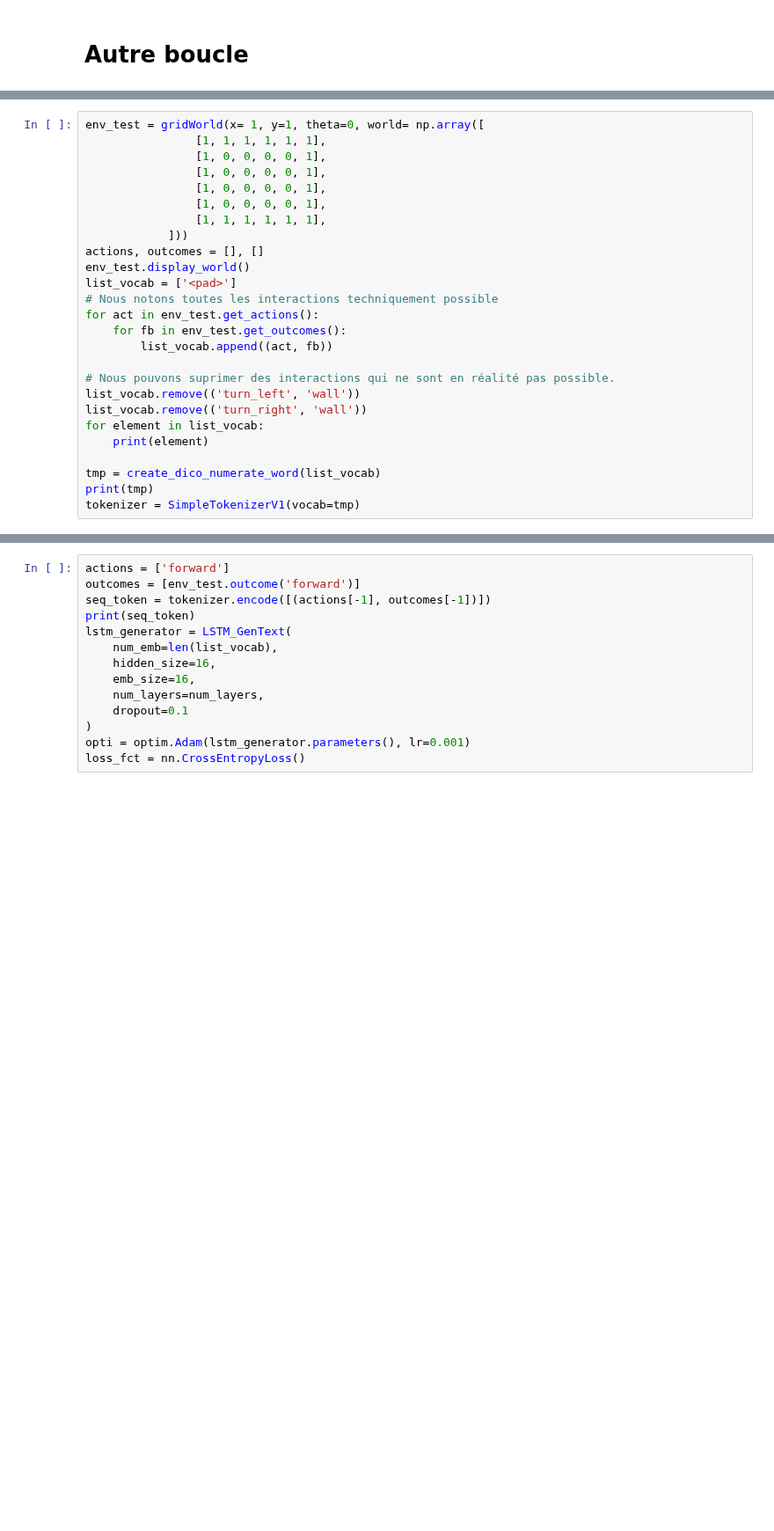
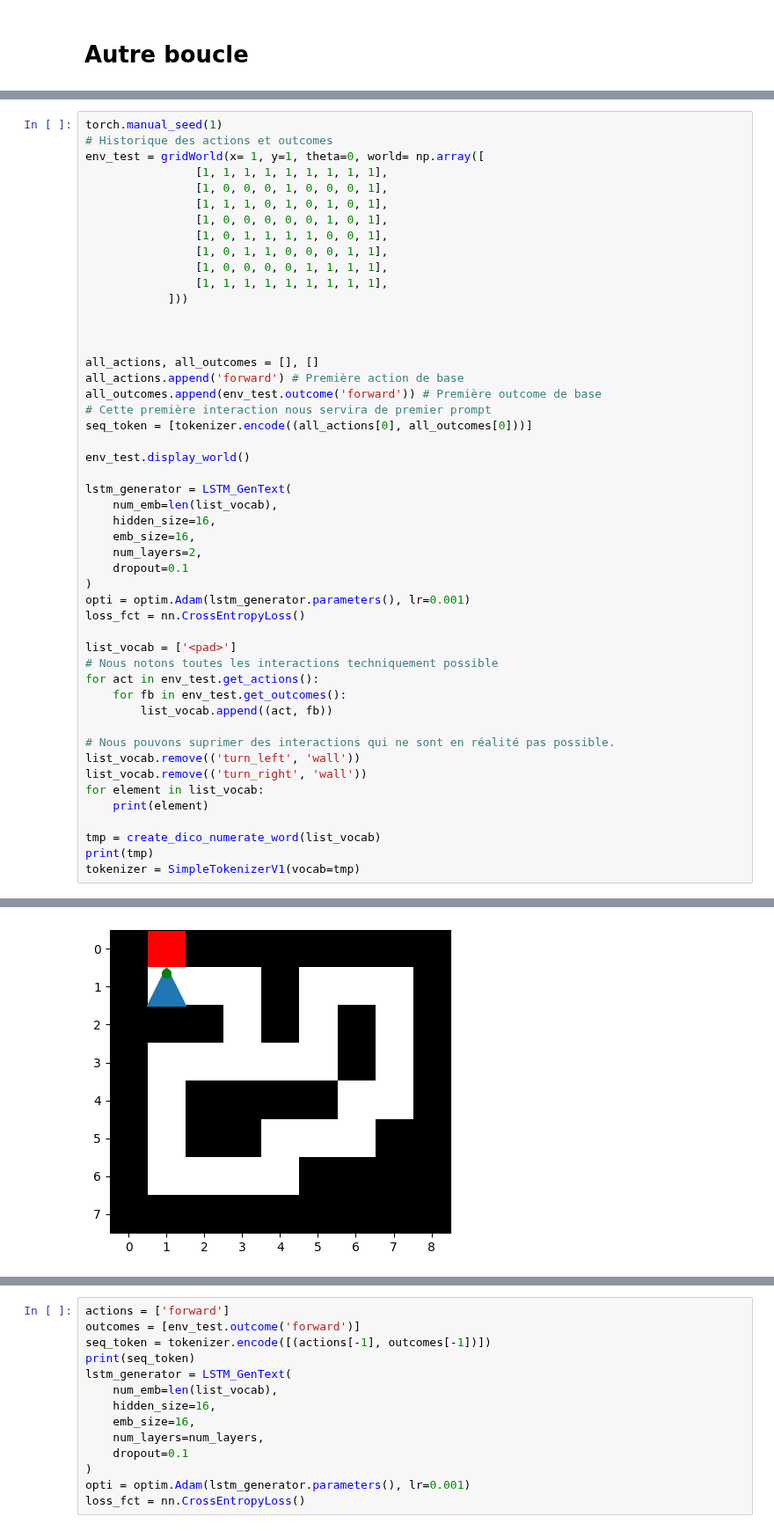
Before and after one commit to PEmarrel/Dpt_transformers, a Jupyter notebook: LSTMGen.ipynb, the cells around one changed output, grey strips where cells are left out. Shown at 88% size. Cells and saved outputs as stored; diff of their text form; blank space fills up the shorter version.

```diff
--- a/LSTMGen.ipynb
+++ b/LSTMGen.ipynb
@@ -870,14 +1082,37 @@ def generate_sentence_with_env(lstm_generator, input_tokens, env_apply, tokenize
 # %%
+torch.manual_seed(1)
+# Historique des actions et outcomes
 env_test = gridWorld(x= 1, y=1, theta=0, world= np.array([
-                [1, 1, 1, 1, 1, 1],
-                [1, 0, 0, 0, 0, 1],
-                [1, 0, 0, 0, 0, 1],
-                [1, 0, 0, 0, 0, 1],
-                [1, 0, 0, 0, 0, 1],
-                [1, 1, 1, 1, 1, 1],
+                [1, 1, 1, 1, 1, 1, 1, 1, 1],
+                [1, 0, 0, 0, 1, 0, 0, 0, 1],
+                [1, 1, 1, 0, 1, 0, 1, 0, 1],
+                [1, 0, 0, 0, 0, 0, 1, 0, 1],
+                [1, 0, 1, 1, 1, 1, 0, 0, 1],
+                [1, 0, 1, 1, 0, 0, 0, 1, 1],
+                [1, 0, 0, 0, 0, 1, 1, 1, 1],
+                [1, 1, 1, 1, 1, 1, 1, 1, 1],
             ]))
-actions, outcomes = [], []
+
+
+
+all_actions, all_outcomes = [], []
+all_actions.append('forward') # Première action de base
+all_outcomes.append(env_test.outcome('forward')) # Première outcome de base
+# Cette première interaction nous servira de premier prompt
+seq_token = [tokenizer.encode((all_actions[0], all_outcomes[0]))]
+
 env_test.display_world()
+
+lstm_generator = LSTM_GenText(
+    num_emb=len(list_vocab),
+    hidden_size=16,
+    emb_size=16,
+    num_layers=2,
+    dropout=0.1
+)
+opti = optim.Adam(lstm_generator.parameters(), lr=0.001)
+loss_fct = nn.CrossEntropyLoss()
+
 list_vocab = ['<pad>']
 # Nous notons toutes les interactions techniquement possible
 for act in env_test.get_actions():
@@ -893,3 +1128,4 @@ for element in list_vocab:
 tmp = create_dico_numerate_word(list_vocab)
 print(tmp)
 tokenizer = SimpleTokenizerV1(vocab=tmp)
+# %% [output]
@@ -895,0 +1141 @@ tokenizer = SimpleTokenizerV1(vocab=tmp)
+[figure, added]
```
Also changed, not shown: parts of 32 cells of this notebook, 2 other files.
